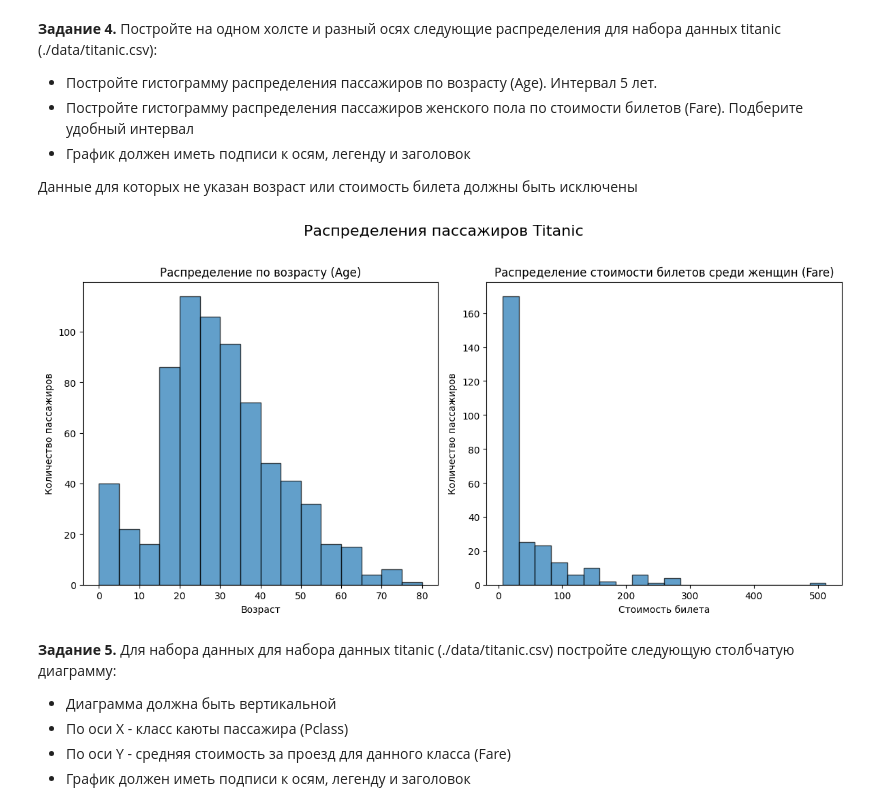
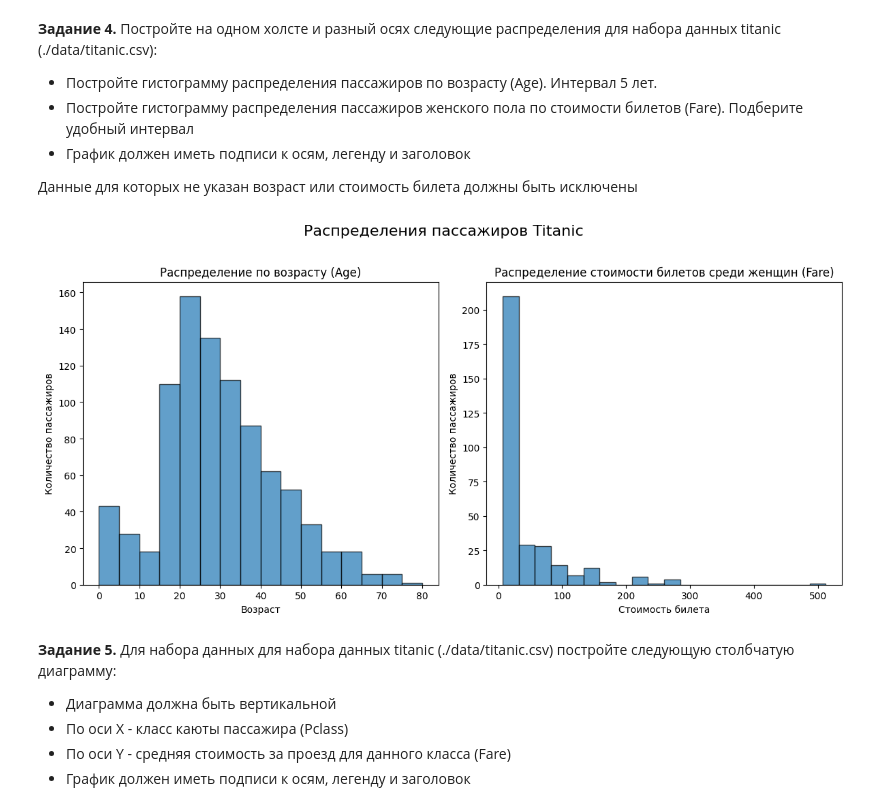
Before and after one commit to sofiapautova29-maker/dap-2024, a Jupyter notebook: les05/les05.ipynb, the cells around one changed output. Drawn from its saved outputs; the diff is of its cells as text; code cells hidden in the pictures.

```diff
--- a/les05/les05.ipynb
+++ b/les05/les05.ipynb
@@ -145,33 +151,34 @@ plt.show()
 # %%
 import pandas as pd
 import matplotlib.pyplot as plt
 
-titanic_data = pd.read_csv('titanic.csv')
+url = 'https://web.stanford.edu/class/archive/cs/cs109/cs109.1166/stuff/titanic.csv'
+titanic_data = pd.read_csv(url)
 
 # Удаляем строки с пропущенными значениями в столбцах 'Age' и 'Fare'
 titanic_data = titanic_data.dropna(subset=['Age', 'Fare'])
 
 # Построение графиков на одном холсте
 fig, axes = plt.subplots(1, 2, figsize=(12, 6))
 
 # 1. Гистограмма распределения пассажиров по возрасту (Age), интервал 5 лет
 axes[0].hist(titanic_data['Age'], bins=range(0, 85, 5), edgecolor='black', alpha=0.7)
 axes[0].set_title('Распределение по возрасту (Age)')
 axes[0].set_xlabel('Возраст')
 axes[0].set_ylabel('Количество пассажиров')
 
 # 2. Гистограмма распределения пассажиров женского пола по стоимости билетов (Fare)
 female_passengers = titanic_data[titanic_data['Sex'] == 'female']
 axes[1].hist(female_passengers['Fare'], bins=20, edgecolor='black', alpha=0.7)
 axes[1].set_title('Распределение стоимости билетов среди женщин (Fare)')
 axes[1].set_xlabel('Стоимость билета')
 axes[1].set_ylabel('Количество пассажиров')
 
 fig.suptitle('Распределения пассажиров Titanic', fontsize=16)
 plt.tight_layout(rect=[0, 0, 1, 0.96])
 plt.show()
 # %% [output]
-[figure, old version]
+[figure, new version]
 # %% [markdown]
 **Задание 5.**
 Для набора данных для набора данных titanic (./data/titanic.csv) постройте следующую столбчатую диаграмму:
```
Also changed, not shown: parts of 7 cells of this notebook.
